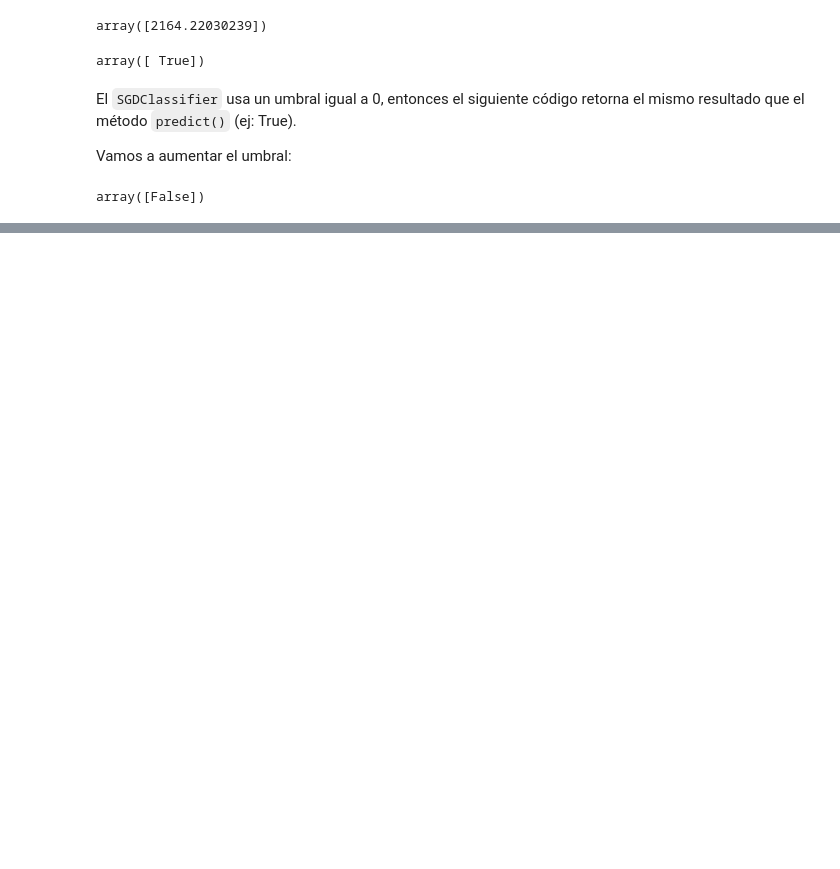
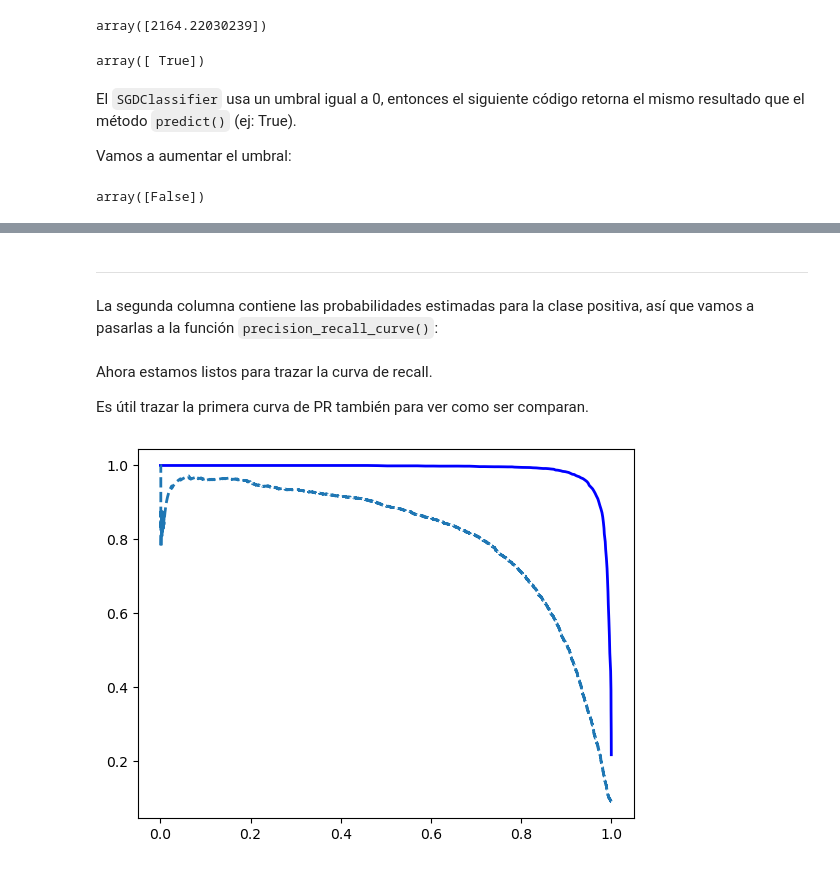
Before and after one commit to AlbertRG99/HandsOnMachineLearning, a Jupyter notebook: Parte_I/CAP_3/C3_Clasificacion.ipynb, the cells around one changed output, grey strips where cells are left out. Drawn from its saved outputs; the diff is of its cells as text; code cells hidden in the pictures; blank space fills up the shorter version.

```diff
--- a/Parte_I/CAP_3/C3_Clasificacion.ipynb
+++ b/Parte_I/CAP_3/C3_Clasificacion.ipynb
@@ -488,0 +658,4 @@ La imagen en realidad representa un 5 y elclasificador la detecta cuando el umbr
+# %%
+from sklearn.ensemble import RandomForestClassifier
+
+forest_clf = RandomForestClassifier(random_state=42)
@@ -488,0 +670,2 @@ La imagen en realidad representa un 5 y elclasificador la detecta cuando el umbr
+# %%
+y_probas_forest = cross_val_predict(forest_clf, X_train, y_train_5, cv=3, method="predict_proba")
@@ -488,0 +696,20 @@ La imagen en realidad representa un 5 y elclasificador la detecta cuando el umbr
+# %% [markdown]
+---------------------------------------------------------------------
+La segunda columna contiene las probabilidades estimadas para la clase positiva, así que vamos a pasarlas a la función `precision_recall_curve()`:
+# %%
+y_scores_forest = y_probas_forest[:, 1]
+
+precisions_forest, recalls_forest, thresholds_forest = precision_recall_curve(y_train_5, y_scores_forest)
+# %% [markdown]
+Ahora estamos listos para trazar la curva de recall.
+
+Es útil trazar la primera curva de PR también para ver como ser comparan.
+# %%
+plt.plot(recalls_forest, precisions_forest, "b-", linewidth=2, label="Random Forest")
+
+plt.plot(recalls, precisions, "--", linewidth=2, label="SGD")
+[...]  # beautify the figure: add labels, grid, and legend
+
+plt.show()
+# %% [output]
+[figure, added]
```
Also changed, not shown: parts of 32 cells of this notebook.
